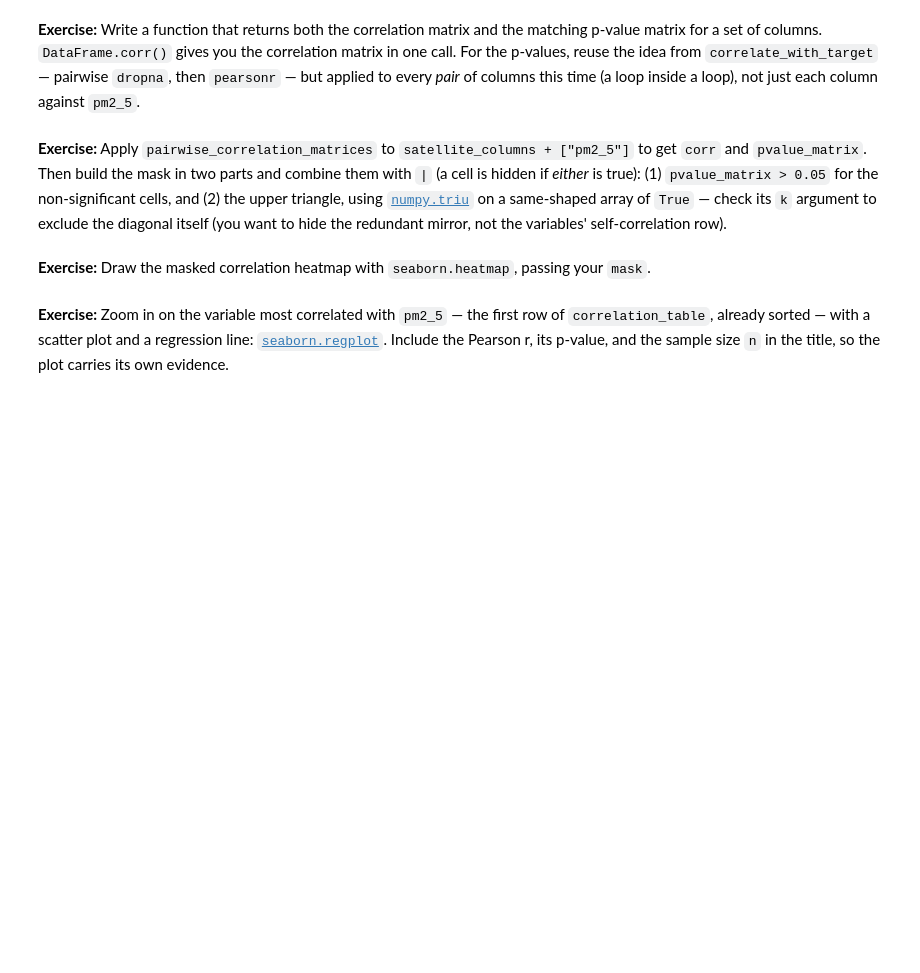
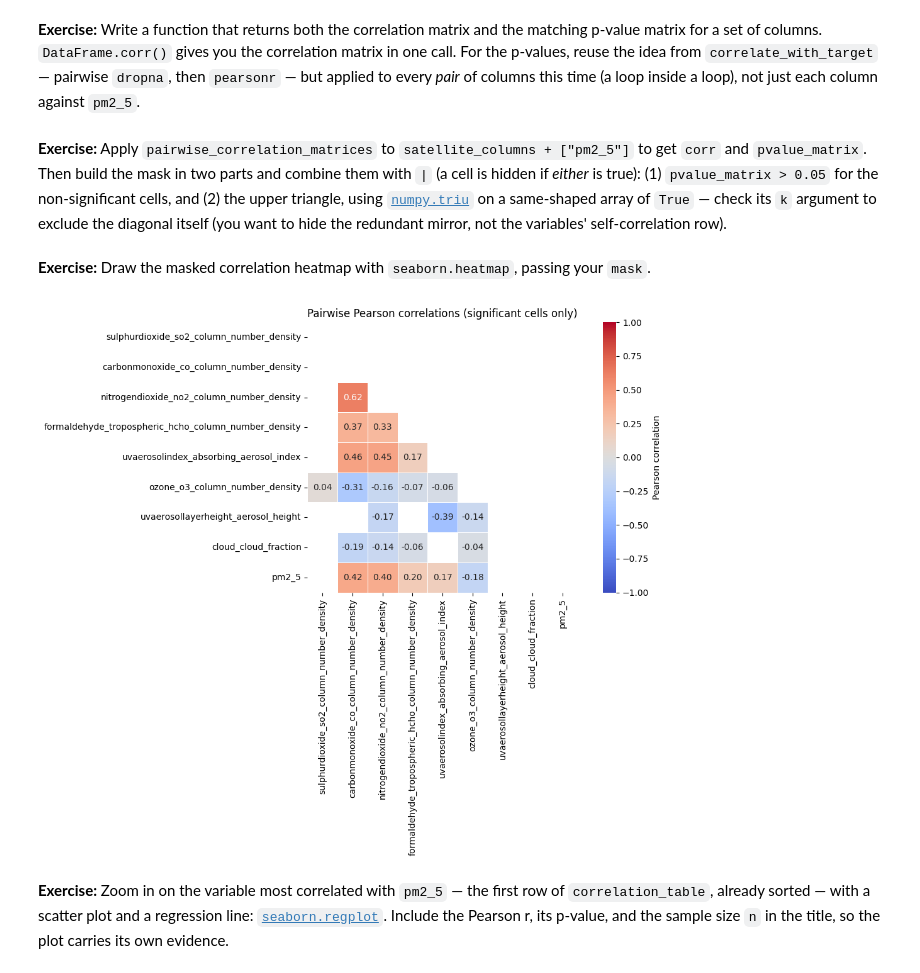
Before and after one commit to AlexisClaude/air_quality, a Jupyter notebook: notebooks/session3/01_correlation_analysis.ipynb, the cells around one changed output. Saved outputs shown, nothing was run; the diff lists cells and outputs as text; code cells hidden in the pictures; blank space fills up the shorter version.

Commit message:
feat(module_1): complete correlation analysis notebook

```diff
--- a/notebooks/session3/01_correlation_analysis.ipynb
+++ b/notebooks/session3/01_correlation_analysis.ipynb
@@ -82,27 +109,45 @@ To keep only the useful half, and only the statistically significant cells, we b
 # correlate_with_target (TODO 1) but for every pair of columns, not just one
 # column against the target
 def pairwise_correlation_matrices(df, columns):
-    """
-    Compute the correlation matrix and the matching p-value matrix for a set of columns.
-
-    Parameters:
-    - df: DataFrame containing the columns
-    - columns: list of column names to correlate with each other
-
-    Returns:
-    - corr: DataFrame, the Pearson correlation matrix
-    - pvalue_matrix: DataFrame of the same shape, the matching p-values
-      (1.0 on the diagonal, since a variable is not tested against itself)
-    """
+    """Return Pearson correlations and pairwise-complete p-values."""
+    corr = df[columns].corr(method="pearson")
+    pvalue_matrix = pd.DataFrame(np.nan, index=columns, columns=columns, dtype=float)
+    for i, first in enumerate(columns):
+        pvalue_matrix.loc[first, first] = 1.0
+        for second in columns[i + 1:]:
+            pair = df[[first, second]].dropna()
+            result = stats.pearsonr(pair[first], pair[second])
+            pvalue_matrix.loc[first, second] = result.pvalue
+            pvalue_matrix.loc[second, first] = result.pvalue
+    return corr, pvalue_matrix
 # %% [markdown]
 **Exercise:** Apply `pairwise_correlation_matrices` to `satellite_columns + ["pm2_5"]` to get `corr` and `pvalue_matrix`. Then build the mask in two parts and combine them with `|` (a cell is hidden if *either* is true): (1) `pvalue_matrix > 0.05` for the non-significant cells, and (2) the upper triangle, using [`numpy.triu`](https://numpy.org/doc/stable/reference/generated/numpy.triu.html) on a same-shaped array of `True` — check its `k` argument to exclude the diagonal itself (you want to hide the redundant mirror, not the variables' self-correlation row).
 # %%
 # TODO 4: apply pairwise_correlation_matrices, then build a mask that hides
 # non-significant cells (p >= 0.05) and the redundant upper triangle
+corr, pvalue_matrix = pairwise_correlation_matrices(df, satellite_columns + ["pm2_5"])
+non_significant = pvalue_matrix >= 0.05
+upper_triangle = pd.DataFrame(
+    np.triu(np.ones(corr.shape, dtype=bool), k=1),
+    index=corr.index,
+    columns=corr.columns,
+)
+mask = non_significant | upper_triangle
 # %% [markdown]
 **Exercise:** Draw the masked correlation heatmap with `seaborn.heatmap`, passing your `mask`.
 # %%
 # TODO 5: draw the correlation heatmap, hiding masked cells
+fig, ax = plt.subplots(figsize=(12, 9))
+sns.heatmap(
+    corr, mask=mask, annot=True, fmt=".2f", cmap="coolwarm",
+    center=0, vmin=-1, vmax=1, square=True,
+    linewidths=0.5, cbar_kws={"label": "Pearson correlation"}, ax=ax,
+)
+ax.set_title("Pairwise Pearson correlations (significant cells only)")
+plt.tight_layout()
+plt.show()
+# %% [output]
+[figure, added]
 # %% [markdown]
 **Exercise:** Zoom in on the variable most correlated with `pm2_5` — the first row of `correlation_table`, already sorted — with a scatter plot and a regression line: [`seaborn.regplot`](https://seaborn.pydata.org/generated/seaborn.regplot.html). Include the Pearson r, its p-value, and the sample size `n` in the title, so the plot carries its own evidence.
 # %%
```
Also changed, not shown: parts of 4 cells of this notebook.
